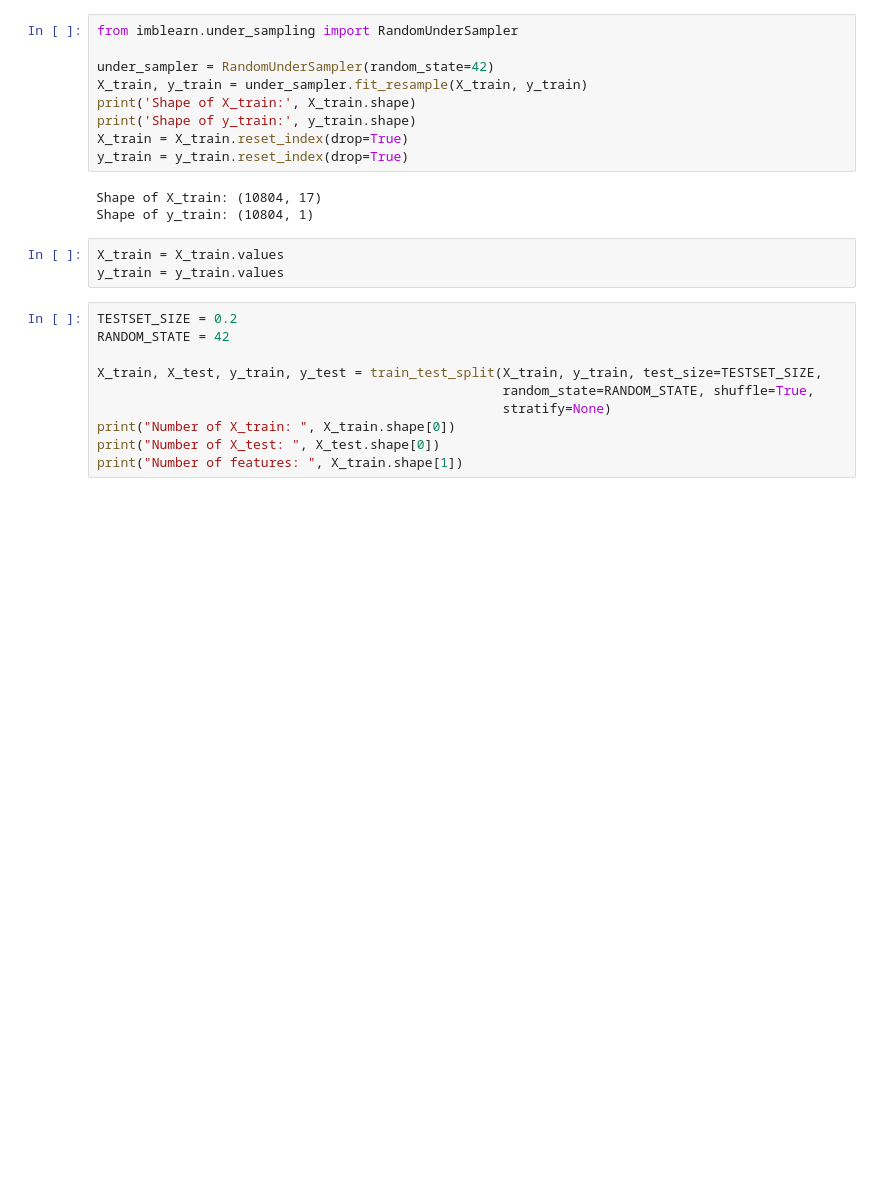
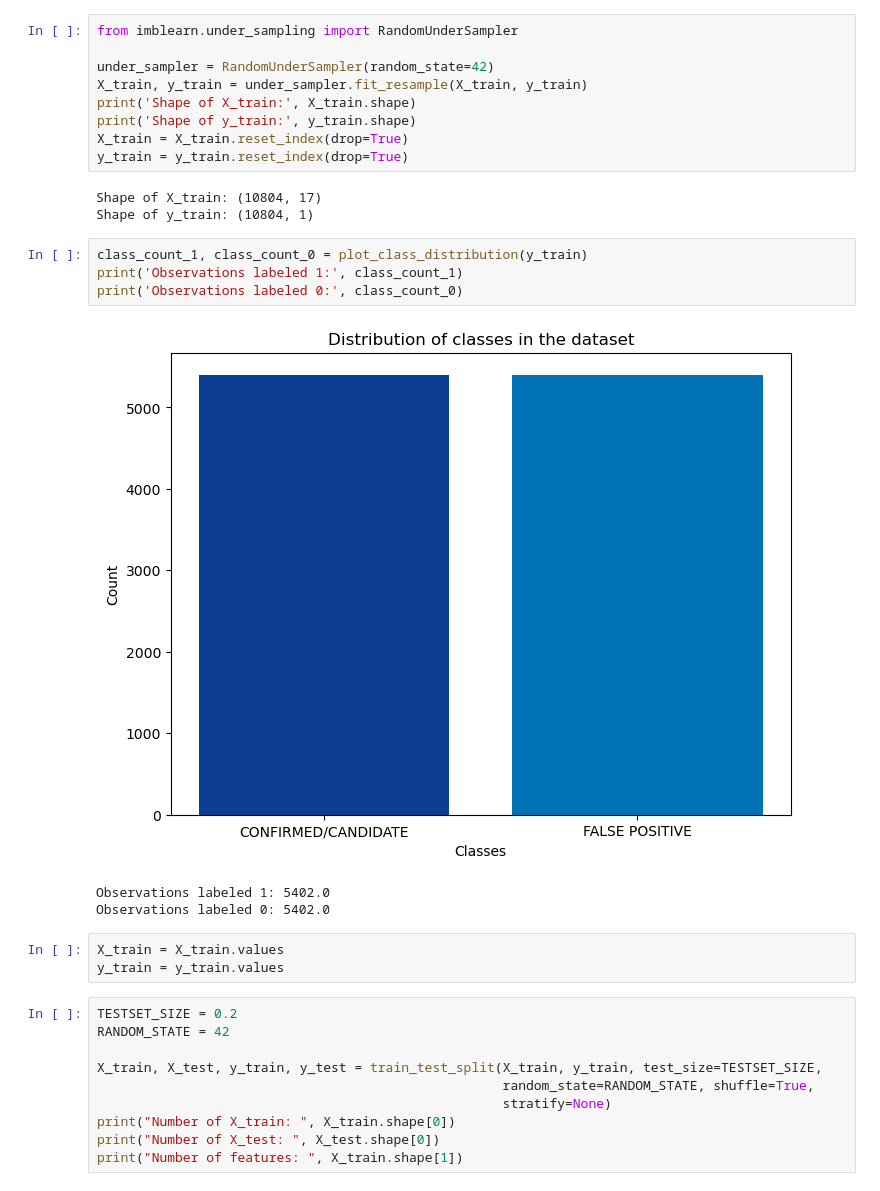
Before and after one commit to Attilio-Di-Vicino/ExoNet, a Jupyter notebook: unsupervised_learning/02_kt_som_bal.ipynb, the cells around one changed output. Drawn from its saved outputs; the diff is of its cells as text; blank space fills up the shorter version.

```diff
--- a/unsupervised_learning/02_kt_som_bal.ipynb
+++ b/unsupervised_learning/02_kt_som_bal.ipynb
@@ -78,6 +79,14 @@ y_train = y_train.reset_index(drop=True)
 # %% [output]
 Shape of X_train: (10804, 17)
 Shape of y_train: (10804, 1)
+# %%
+class_count_1, class_count_0 = plot_class_distribution(y_train)
+print('Observations labeled 1:', class_count_1)
+print('Observations labeled 0:', class_count_0)
+# %% [output]
+[figure, added]
+Observations labeled 1: 5402.0
+Observations labeled 0: 5402.0
 # %%
 X_train = X_train.values
 y_train = y_train.values
```
Also changed, not shown: parts of 1 cell of this notebook, 3 other files.
